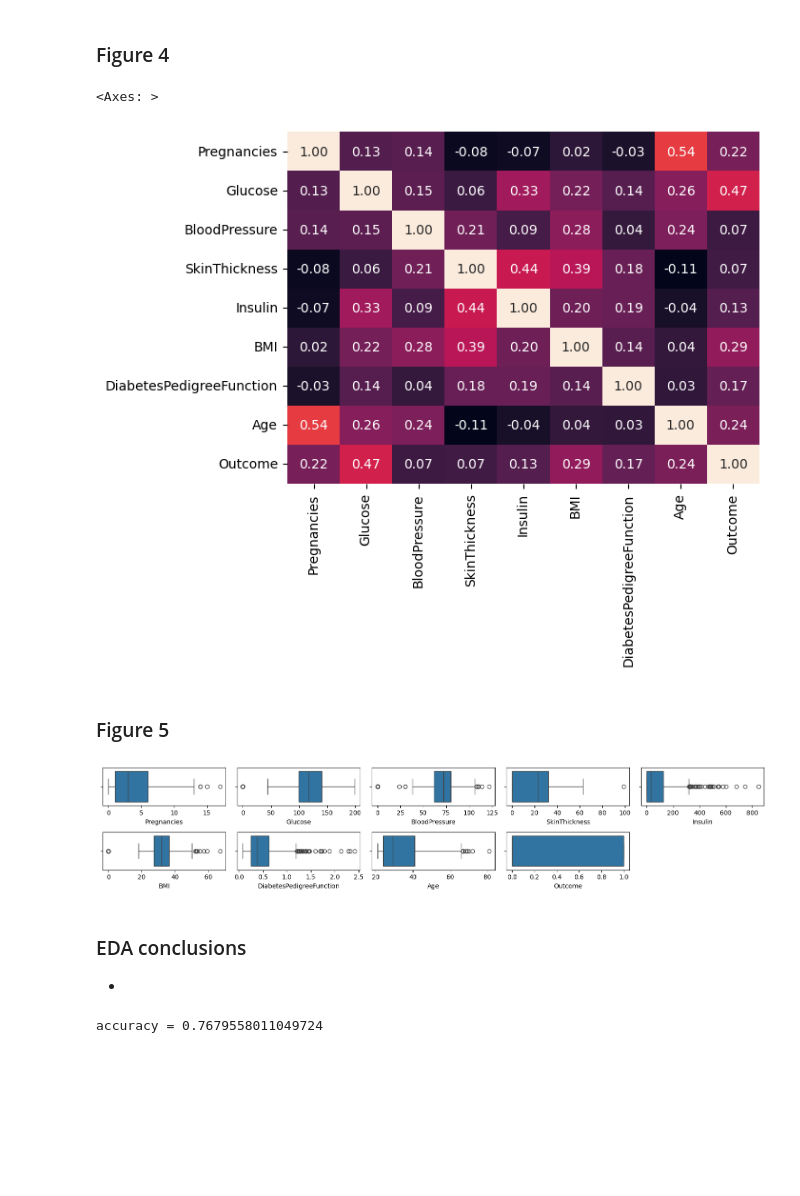
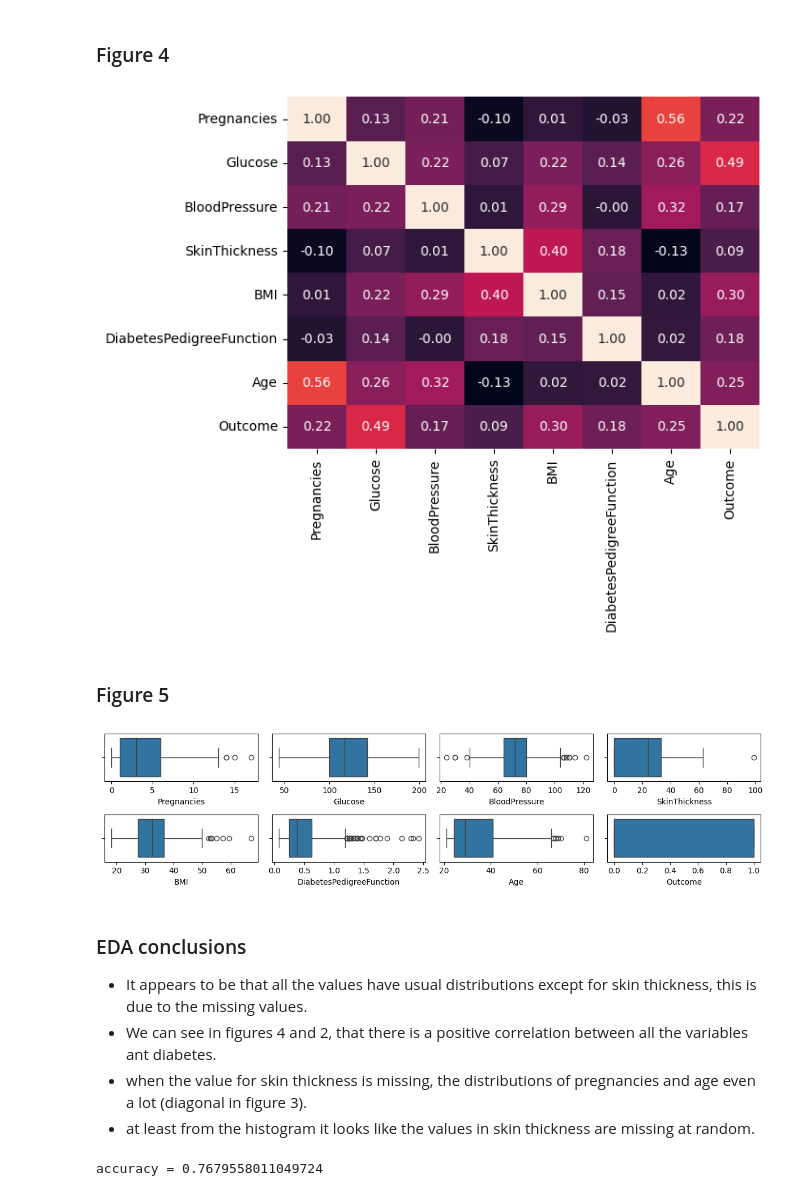
Before and after one commit to ShadekJaramillo/decision-tree-tutorial, a Jupyter notebook: src/explore.ipynb, the cells around one changed output. Saved outputs shown, nothing was run; the diff lists cells and outputs as text; code cells hidden in the pictures; blank space fills up the shorter version.

```diff
--- a/src/explore.ipynb
+++ b/src/explore.ipynb
@@ -119,7 +120,7 @@ The data has 0 duplicates.
 # %%
 clean_df = raw_df.copy()
-clean_df = clean_df[clean_df.BloodPressure!=0]
-clean_df = clean_df[clean_df.Glucose!=0]
-clean_df = clean_df[clean_df.BMI!=0]
-clean_df.drop('Insulin')
+clean_df = clean_df[(clean_df.BloodPressure!=0) & (clean_df.Glucose!=0) & (clean_df.BMI!=0)]
+clean_df.drop('Insulin', axis=1, inplace=True)
+clean_df.reset_index(inplace=True, drop=True)
+print(f'new dataset shape: {clean_df.shape}')
 # %% [output]
@@ -129,7 +142,6 @@ KeyError: "['Insulin'] not found in axis"
 # %% [markdown]
 ### Figure 1
 # %%
-clean_df['missing_skt'] = clean_df.SkinThickness==0
-sns.pairplot(clean_df, hue='missing_skt', kind='hist')
+sns.pairplot(clean_df, kind='hist')
 plt.show()
 # %% [output]
@@ -150,0 +158,6 @@ plt.show()
+# %%
+clean_df['missing\nskin\nthickness'] = clean_df.SkinThickness==0
+sns.pairplot(clean_df, hue='missing\nskin\nthickness', kind='hist')
+plt.show()
+
+clean_df.drop('missing\nskin\nthickness', axis=1, inplace=True)
@@ -151,36 +166,38 @@ plt.show()
 # %% [markdown]
 ### Figure 4
 # %%
-sns.heatmap(raw_df.corr(), annot=True, fmt='.2f', cbar=False)
+sns.heatmap(clean_df.corr(), annot=True, fmt='.2f', cbar=False)
 plt.show()
 # %% [output]
-<Axes: >
-[figure, old version]
+[figure, new version]
 # %% [markdown]
 ### Figure 5
 # %%
 nplots = len(clean_df.columns)
 
-ncols = 5
+ncols = 4
 nrows = ceil(nplots/ncols)
 sizein = 3
 
 fig = plt.figure(figsize=(sizein*ncols, sizein*nrows*0.5))
 ax=[]
 
 for i, col in enumerate(clean_df.columns):
     new_plot = fig.add_subplot(nrows, ncols, i+1)
     ax.append(new_plot)
 
     sns.boxplot(clean_df, x=col, ax=ax[i])
 
 plt.tight_layout()
 plt.show()
 # %% [output]
-[figure, old version]
+[figure, new version]
-# %% [markdown]
-### EDA conclusions
--
+# %% [markdown]
+### EDA conclusions
+- It appears to be that all the values have usual distributions except for skin thickness, this is due to the missing values.
+- We can see in figures 4 and 2, that there is a positive correlation between all the variables ant diabetes.
+- when the value for skin thickness is missing, the distributions of pregnancies and age even a lot (diagonal in figure 3).
+- at least from the histogram it looks like the values in skin thickness are missing at random.
 # %%
 x = clean_df.drop(['Outcome'], axis=1)
 y = clean_df.Outcome
```
Also changed, not shown: parts of 7 cells of this notebook.
